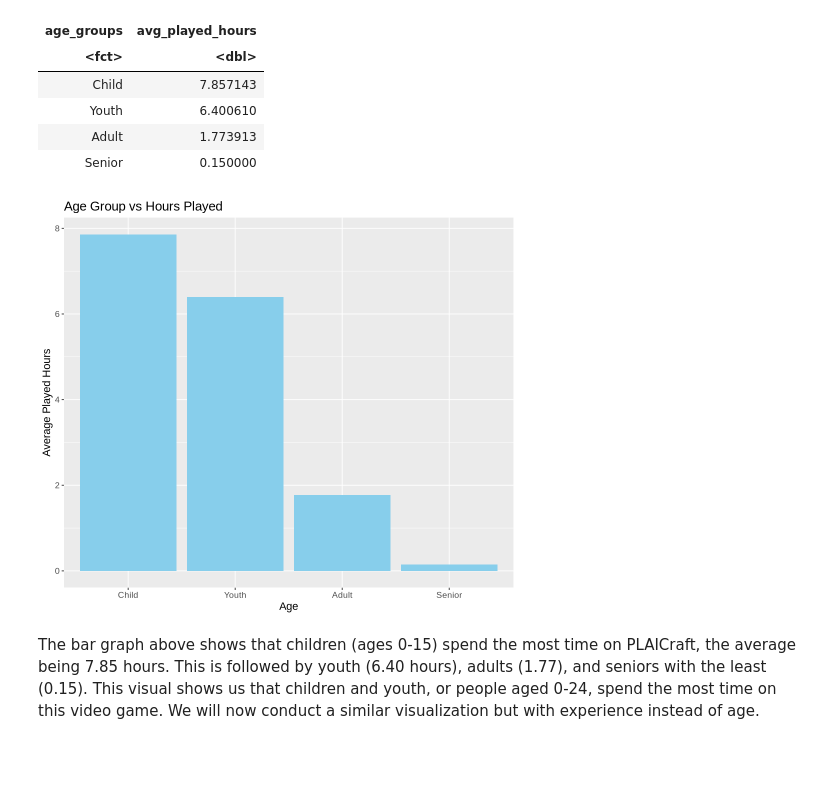
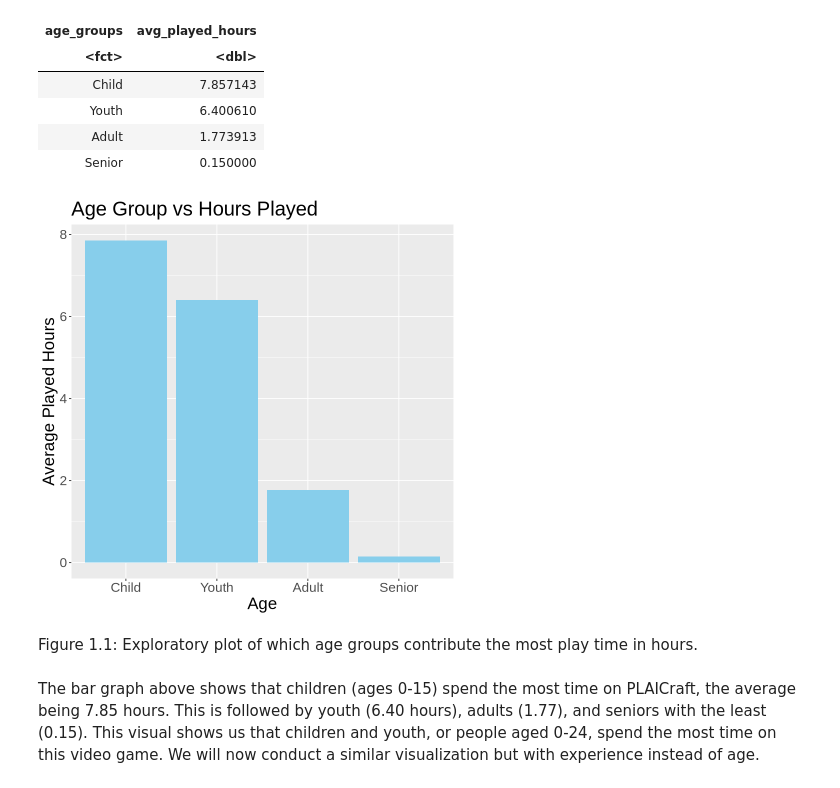
Before and after one commit to kathyythoi/dsci_project, a Jupyter notebook: finalprojectreoport.ipynb, the cells around one changed output. Cells and saved outputs as stored; diff of their text form; code cells hidden in the pictures; blank space fills up the shorter version.

Commit message:
added to discussion, took out visualization at the end, and added figure numbers

```diff
--- a/finalprojectreoport.ipynb
+++ b/finalprojectreoport.ipynb
@@ -231,14 +249,16 @@ A tibble: 4 × 2
 # %%
 #We will now create a bar plot visualizations to see which age group spends the most time on PLAICraft
 age_playtime<-age_group_summary |>
     ggplot(aes(x=age_groups, y=avg_played_hours)) +
     geom_bar(stat="identity", fill = "skyblue") +
     labs(x="Age", y="Average Played Hours", title="Age Group vs Hours Played") +
-    theme(text = element_text(size = 13))
+    theme(text = element_text(size = 20))
 
 age_playtime
 # %% [output]
-[figure, old version]
+[figure, new version]
+# %% [markdown]
+Figure 1.1: Exploratory plot of which age groups contribute the most play time in hours.
 # %% [markdown]
 The bar graph above shows that children (ages 0-15) spend the most time on PLAICraft, the average being 7.85 hours. This is followed by youth (6.40 hours), adults (1.77), and seniors with the least (0.15). This visual shows us that children and youth, or people aged 0-24, spend the most time on this video game. We will now conduct a similar visualization but with experience instead of age.
 # %%
```
Also changed, not shown: parts of 15 cells of this notebook.
